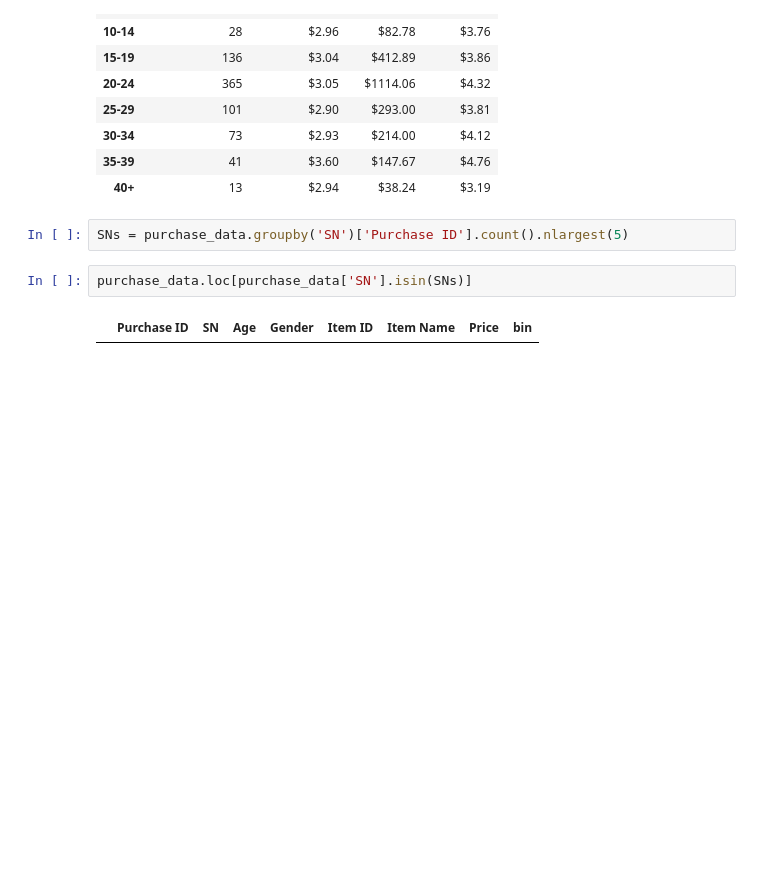
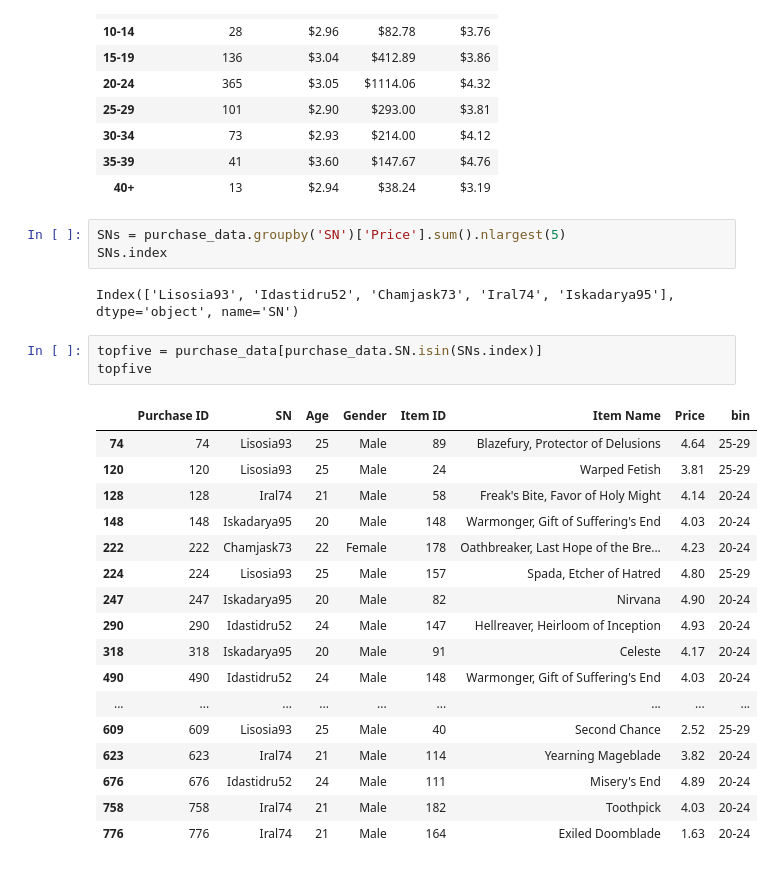
Before and after one commit to FernB/pandas-challenge, a Jupyter notebook: HeroesOfPymoli/Untitled.ipynb, the cells around one changed output. Drawn from its saved outputs; the diff is of its cells as text; blank space fills up the shorter version.

Commit message:
sorts top 5 purchasers

```diff
--- a/HeroesOfPymoli/Untitled.ipynb
+++ b/HeroesOfPymoli/Untitled.ipynb
@@ -115,8 +103,28 @@ adf.style.format({'Average Price': '${:.2f}', 'Total Price': '${:.2f}','Per Play
 | 35-39 | 41 | $3.60 | $147.67 | $4.76 |
 | 40+ | 13 | $2.94 | $38.24 | $3.19 |
 # %%
-SNs = purchase_data.groupby('SN')['Purchase ID'].count().nlargest(5)
+SNs = purchase_data.groupby('SN')['Price'].sum().nlargest(5)
+SNs.index
+# %% [output]
+Index(['Lisosia93', 'Idastidru52', 'Chamjask73', 'Iral74', 'Iskadarya95'], dtype='object', name='SN')
 # %%
-purchase_data.loc[purchase_data['SN'].isin(SNs)]
+topfive = purchase_data[purchase_data.SN.isin(SNs.index)]
+topfive
 # %% [output]
 |  | Purchase ID | SN | Age | Gender | Item ID | Item Name | Price | bin |
+| 74 | 74 | Lisosia93 | 25 | Male | 89 | Blazefury, Protector of Delusions | 4.64 | 25-29 |
+| 120 | 120 | Lisosia93 | 25 | Male | 24 | Warped Fetish | 3.81 | 25-29 |
+| 128 | 128 | Iral74 | 21 | Male | 58 | Freak's Bite, Favor of Holy Might | 4.14 | 20-24 |
+| 148 | 148 | Iskadarya95 | 20 | Male | 148 | Warmonger, Gift of Suffering's End | 4.03 | 20-24 |
+| 222 | 222 | Chamjask73 | 22 | Female | 178 | Oathbreaker, Last Hope of the Bre... | 4.23 | 20-24 |
+| 224 | 224 | Lisosia93 | 25 | Male | 157 | Spada, Etcher of Hatred | 4.80 | 25-29 |
+| 247 | 247 | Iskadarya95 | 20 | Male | 82 | Nirvana | 4.90 | 20-24 |
+| 290 | 290 | Idastidru52 | 24 | Male | 147 | Hellreaver, Heirloom of Inception | 4.93 | 20-24 |
+| 318 | 318 | Iskadarya95 | 20 | Male | 91 | Celeste | 4.17 | 20-24 |
+| 490 | 490 | Idastidru52 | 24 | Male | 148 | Warmonger, Gift of Suffering's End | 4.03 | 20-24 |
+| ... | ... | ... | ... | ... | ... | ... | ... | ... |
+| 609 | 609 | Lisosia93 | 25 | Male | 40 | Second Chance | 2.52 | 25-29 |
+| 623 | 623 | Iral74 | 21 | Male | 114 | Yearning Mageblade | 3.82 | 20-24 |
+| 676 | 676 | Idastidru52 | 24 | Male | 111 | Misery's End | 4.89 | 20-24 |
+| 758 | 758 | Iral74 | 21 | Male | 182 | Toothpick | 4.03 | 20-24 |
+| 776 | 776 | Iral74 | 21 | Male | 164 | Exiled Doomblade | 1.63 | 20-24 |
```
Also changed, not shown: parts of 2 cells of this notebook.
